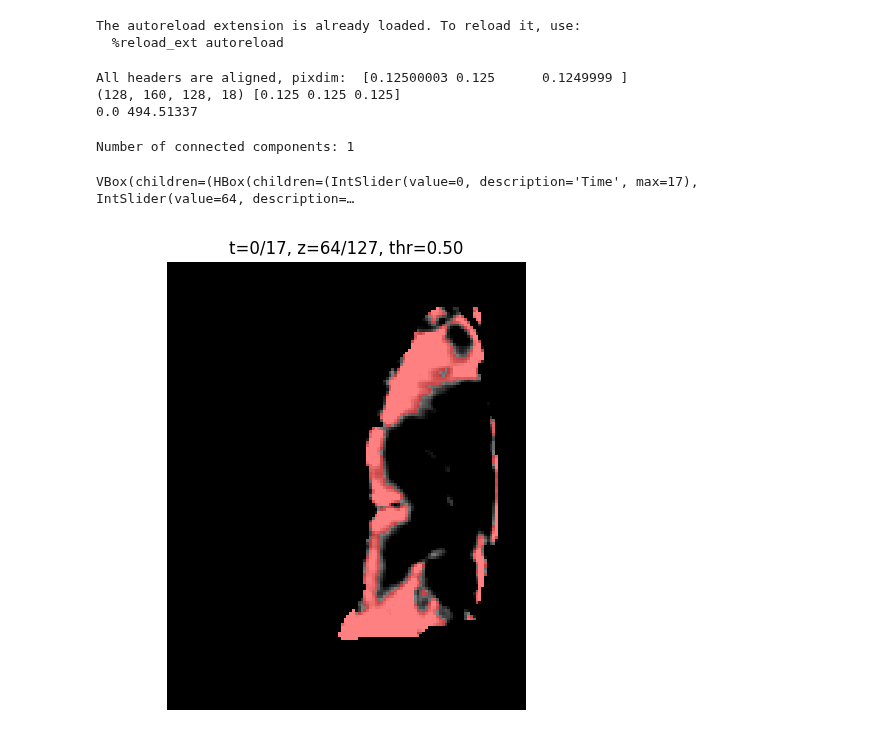
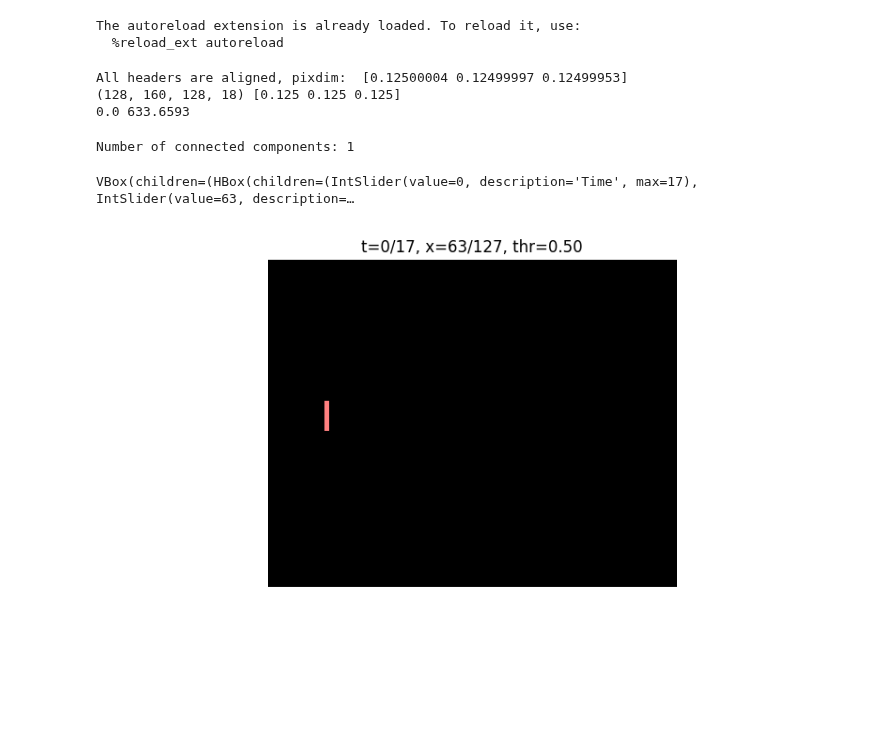
Before and after one commit to Winfred666/MRI_PINN, a Jupyter notebook: mri_dateset_generator.ipynb, the cells around one changed output. Saved outputs shown, nothing was run; the diff lists cells and outputs as text; code cells hidden in the pictures; blank space fills up the shorter version.

Commit message:
add KX dataset, more visualize like willis ring

```diff
--- a/mri_dateset_generator.ipynb
+++ b/mri_dateset_generator.ipynb
@@ -3,12 +3,12 @@
 # %%
 # Select the image to downsample (e.g., imgs[0])
 
-zoom_factors = (0.4, 0.4, 0.4)
+zoom_factors = (0.65, 0.65, 0.65)
 timeindex = list(range(9, 27))  # 4,5,...35, total 32 time points
 
-data_template = "data/KX078_DCE_nii_data/psnrT1_FLASH_3D_{:04d}.nii"
-mask_path = "data/KX078_DCE_nii_data/Template_C57Bl6_n30_brain_KX_078.nii"
-save_path = "data/dataset_downsampled.npz"
+data_template = "data/ISO052_DCE_nii_data/psnrT1_FLASH_3D_{:04d}.nii"
+mask_path = "data/ISO052_DCE_nii_data/Template_C57Bl6_n30_brain_ISO_52.nii"
+save_path = "data/ISO052_DCE_nii_data/dataset_downsampled.npz"
 # %%
 import numpy as np
 import nibabel as nib
@@ -55,9 +56,9 @@ print(imgs[:,:,:,0].min(), imgs[:,:,:,0].max())
 mask = nib.load(mask_path)
 mask = np.asanyarray(mask.dataobj, dtype=bool)
 # %% [output]
-All headers are aligned, pixdim:  [0.12500003 0.125      0.1249999 ]
+All headers are aligned, pixdim:  [0.12500004 0.12499997 0.12499953]
 (128, 160, 128, 18) [0.125 0.125 0.125]
-0.0 494.51337
+0.0 633.6593
 # %%
 postmask = binary_erosion(mask, iterations=8)
 
@@ -75,10 +76,10 @@ postmask = smoothed_mask.astype(bool)
 # %% [output]
 Number of connected components: 1
 # %%
-_ = draw_nifti_slices_with_time(imgs, brain_mask=postmask)
+_ = draw_nifti_slices_with_time(imgs, brain_mask=postmask, percentiles=(1,98), slice_along_axis='x')
 # %% [output]
-VBox(children=(HBox(children=(IntSlider(value=0, description='Time', max=17), IntSlider(value=64, description=…
+VBox(children=(HBox(children=(IntSlider(value=0, description='Time', max=17), IntSlider(value=63, description=…
-[figure, old version]
+[figure, new version]
 # %%
 
 pixdim = pixdim / np.array(zoom_factors)
```
Also changed, not shown: parts of 3 cells of this notebook, 11 other files.
